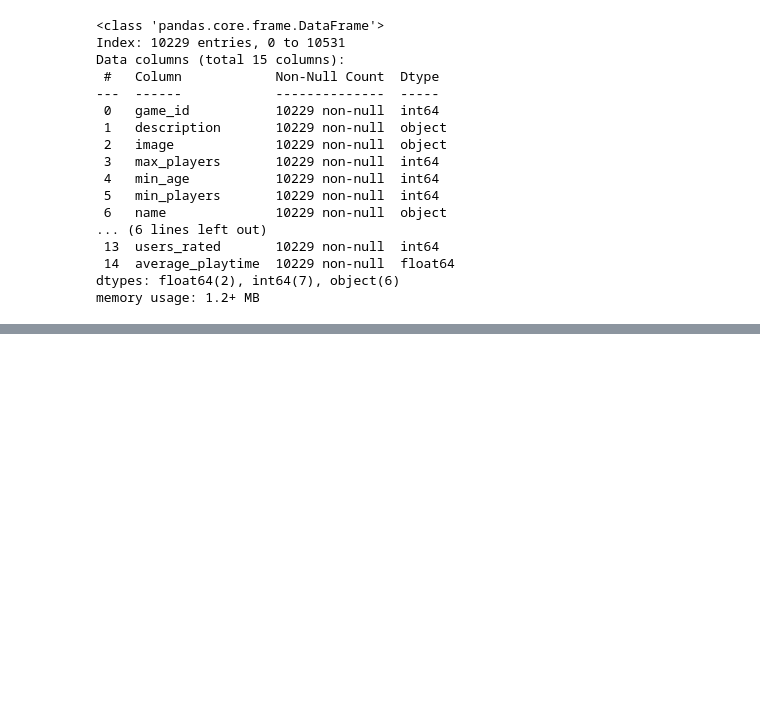
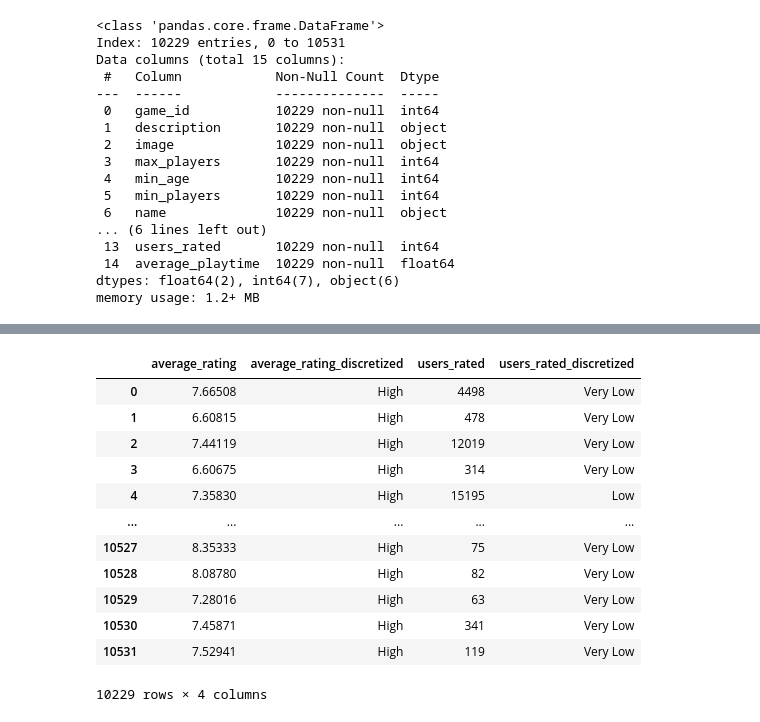
Before and after one commit to Albiinn/board-games-data-pre-processing, a Jupyter notebook: main.ipynb, the cells around one changed output, grey strips where cells are left out. Saved outputs shown, nothing was run; the diff lists cells and outputs as text; code cells hidden in the pictures; blank space fills up the shorter version.

```diff
--- a/main.ipynb
+++ b/main.ipynb
@@ -233,0 +221,23 @@ print(sampled_high_users_rated_rows)
+# %%
+# Discretize the 'average_rating' column
+dataset['average_rating_discretized'] = pd.cut(dataset['average_rating'], bins=3, labels=['Low', 'Medium', 'High'])
+
+# Discretize the 'average_rating' column
+dataset['users_rated_discretized'] = pd.cut(dataset['users_rated'], bins=5, labels=['Very Low', 'Low', 'Medium', 'High', 'Very High'])
+
+# Show the discretized columns
+dataset[['average_rating', 'average_rating_discretized','users_rated', 'users_rated_discretized']]
+# %% [output]
+|  | average_rating | average_rating_discretized | users_rated | users_rated_discretized |
+| 0 | 7.66508 | High | 4498 | Very Low |
+| 1 | 6.60815 | High | 478 | Very Low |
+| 2 | 7.44119 | High | 12019 | Very Low |
+| 3 | 6.60675 | High | 314 | Very Low |
+| 4 | 7.35830 | High | 15195 | Low |
+| ... | ... | ... | ... | ... |
+| 10527 | 8.35333 | High | 75 | Very Low |
+| 10528 | 8.08780 | High | 82 | Very Low |
+| 10529 | 7.28016 | High | 63 | Very Low |
+| 10530 | 7.45871 | High | 341 | Very Low |
+| 10531 | 7.52941 | High | 119 | Very Low |
+10229 rows × 4 columns
```
Also changed, not shown: parts of 4 cells of this notebook.
